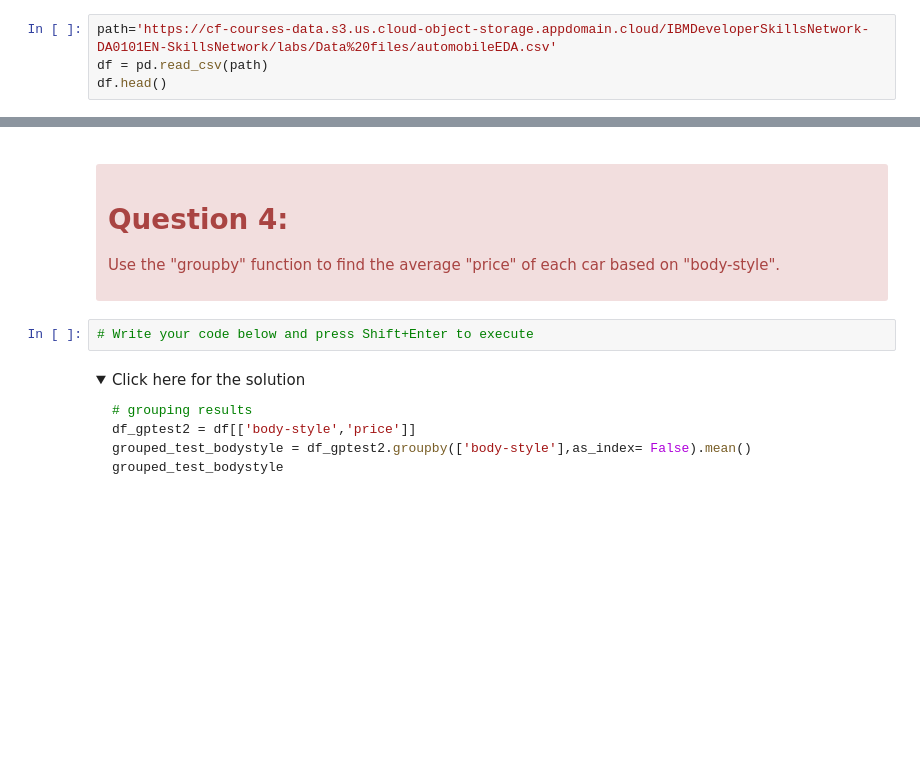
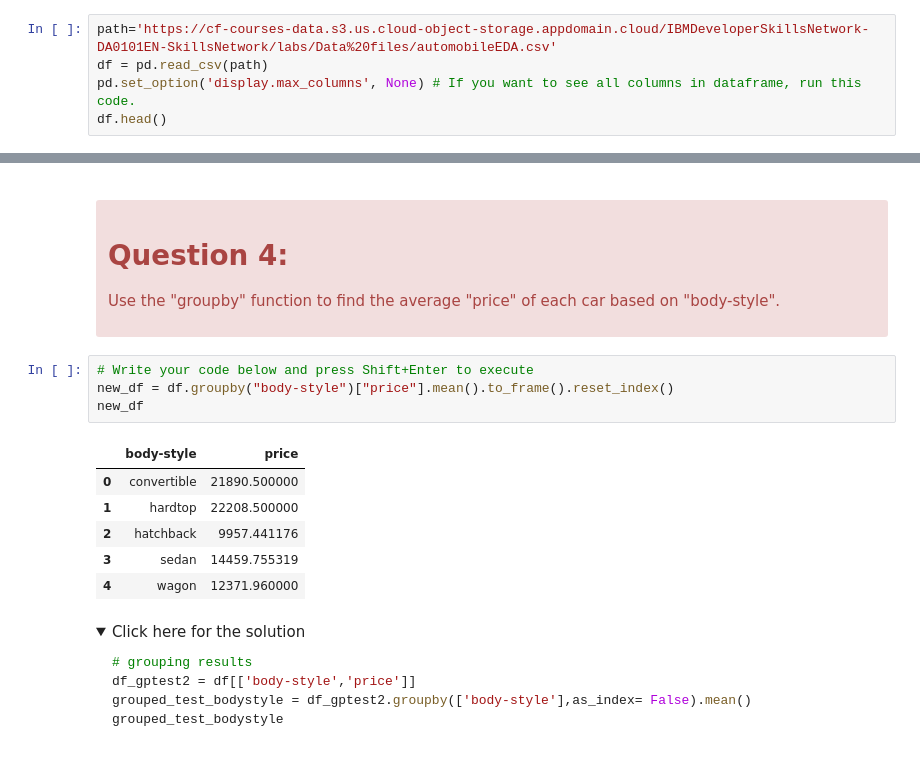
Before and after one commit to firatolcum/IBM_Data_Analyst_Professional_Certificate_Course, a Jupyter notebook: Data.Analysis.With.Python/DA0101EN-3-Review-Exploratory-Data-Analysis.ipynb, the cells around one changed output, grey strips where cells are left out. Cells and saved outputs as stored; diff of their text form; folded sections open; blank space fills up the shorter version.

```diff
--- a/Data.Analysis.With.Python/DA0101EN-3-Review-Exploratory-Data-Analysis.ipynb
+++ b/Data.Analysis.With.Python/DA0101EN-3-Review-Exploratory-Data-Analysis.ipynb
@@ -52,6 +52,7 @@ This dataset was hosted on IBM Cloud object. Click <a href="https://cocl.us/DA10
 # %%
 path='https://cf-courses-data.s3.us.cloud-object-storage.appdomain.cloud/IBMDeveloperSkillsNetwork-DA0101EN-SkillsNetwork/labs/Data%20files/automobileEDA.csv'
 df = pd.read_csv(path)
+pd.set_option('display.max_columns', None) # If you want to see all columns in dataframe, run this code.
 df.head()
 # %% [output]
 |  | symboling | normalized-losses | make | aspiration | num-of-doors | body-style | drive-wheels | ... |
@@ -390,6 +486,15 @@ grouped_pivot
 </div>
 # %%
 # Write your code below and press Shift+Enter to execute
+new_df = df.groupby("body-style")["price"].mean().to_frame().reset_index()
+new_df
+# %% [output]
+|  | body-style | price |
+| 0 | convertible | 21890.500000 |
+| 1 | hardtop | 22208.500000 |
+| 2 | hatchback | 9957.441176 |
+| 3 | sedan | 14459.755319 |
+| 4 | wagon | 12371.960000 |
 # %% [markdown]
 <details><summary>Click here for the solution</summary>
 
```
Also changed, not shown: parts of 42 cells of this notebook.
